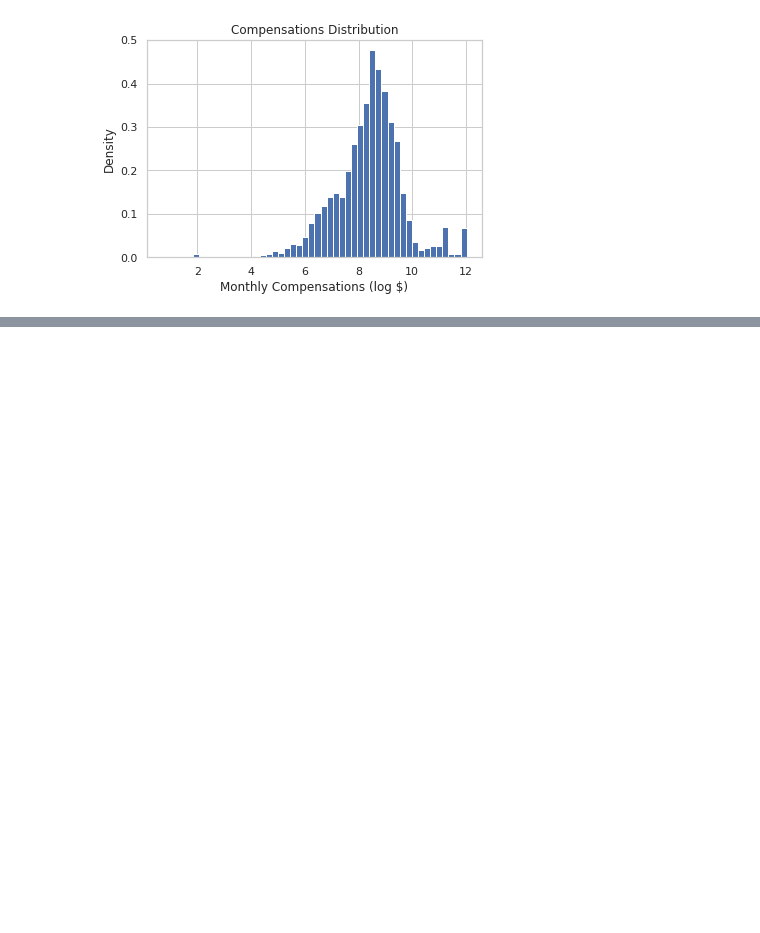
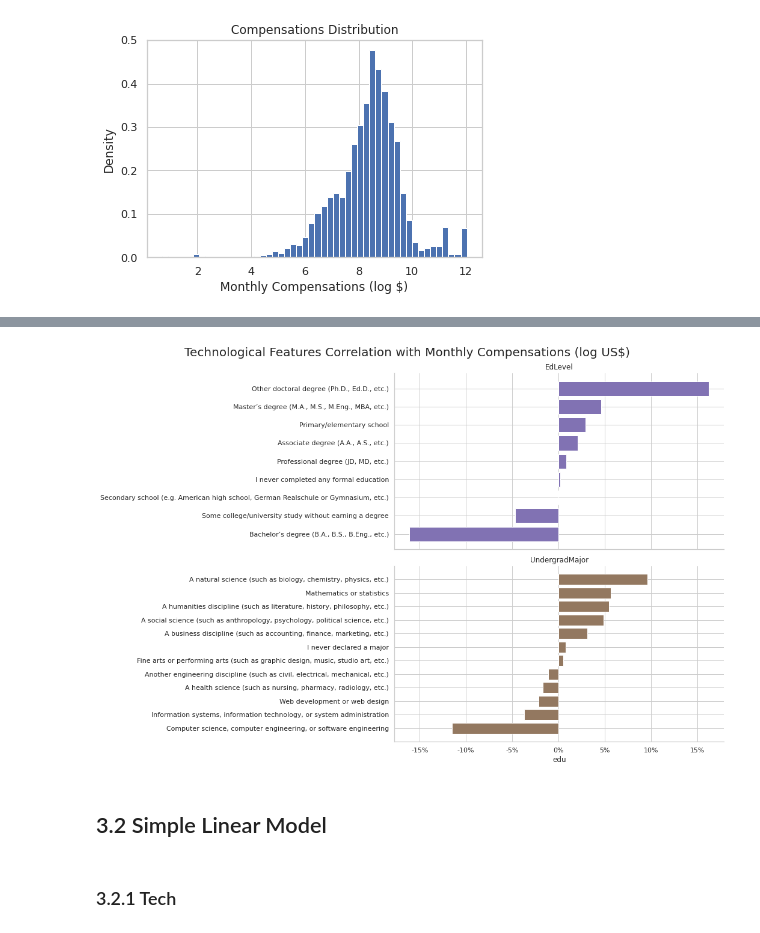
Before and after one commit to leofmr/stack_ds, a Jupyter notebook: SalaryPrediction.ipynb, the cells around one changed output, grey strips where cells are left out. Saved outputs shown, nothing was run; the diff lists cells and outputs as text; code cells hidden in the pictures; blank space fills up the shorter version.

```diff
--- a/SalaryPrediction.ipynb
+++ b/SalaryPrediction.ipynb
@@ -775,0 +374,24 @@ NameError: name 'excluded_cols' is not defined
+# %%
+corr = [biserial_corr(log_y, edu_dummies[col]) for col in edu_dummies.columns]
+data = {'corr': corr, 'edu': edu_dummies.columns}
+corr_data = pd.DataFrame(data=data)
+corr_data[['type','edu']] = corr_data['edu'].str.split('_', expand=True)
+#corr_data['type'] = corr_data['type'].str.replace('WorkedWith', '')
+corr_data['type'] = pd.Categorical(corr_data['type'], categories=edu_vars, ordered=True)
+corr_data.sort_values('corr', inplace=True)
+# %%
+gs = sns.FacetGrid(data=corr_data, row='type', sharey=False,
+                   aspect=3, height=5, hue='type',
+                   palette=educ_palette)
+gs.map(plt.barh, 'edu', 'corr')
+gs.set_titles('{row_name}')
+for i, ax in enumerate(gs.axes.flat):
+        ax.xaxis.set_major_formatter(lambda x, p: f'{x:.0%}')
+        ax.set_ylabel('')
+gs.fig.subplots_adjust(top=0.92)
+gs.fig.suptitle('Technological Features Correlation with Monthly Compensations (log US$)', fontsize=20)
+plt.show()
+# %% [output]
+[figure, added]
+# %% [markdown]
+## 3.2 Simple Linear Model
@@ -775,0 +412,2 @@ NameError: name 'excluded_cols' is not defined
+# %% [markdown]
+### 3.2.1 Tech
```
Also changed, not shown: parts of 134 cells of this notebook.
